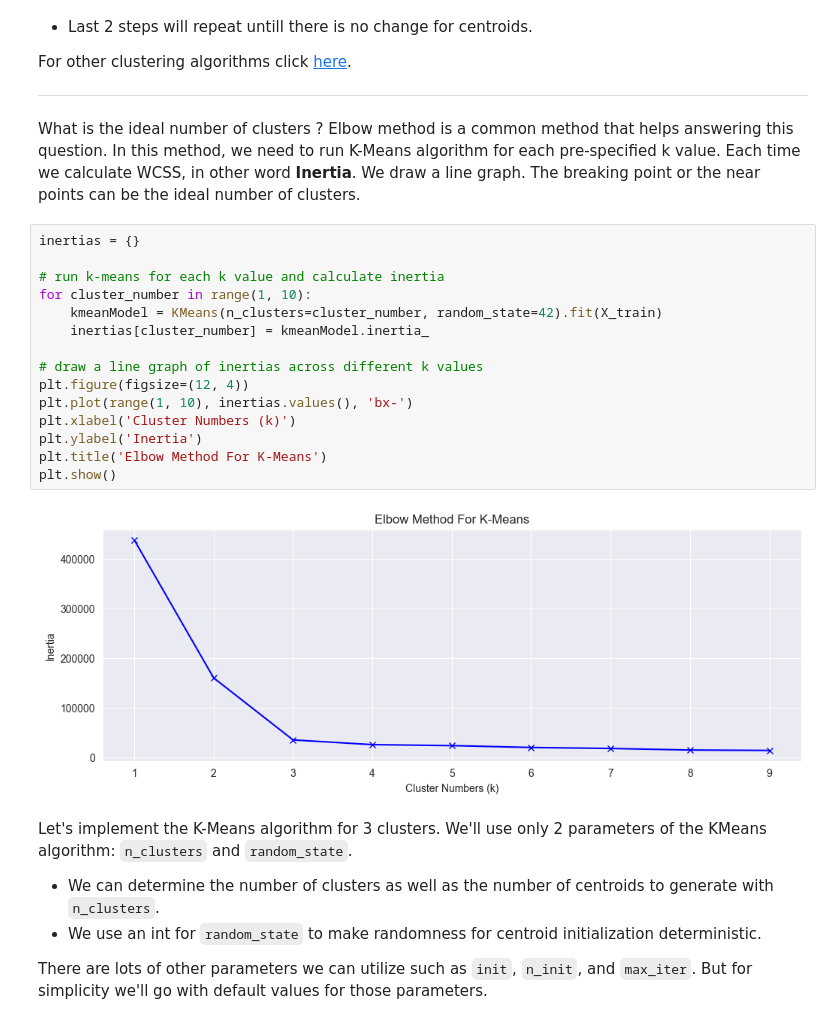
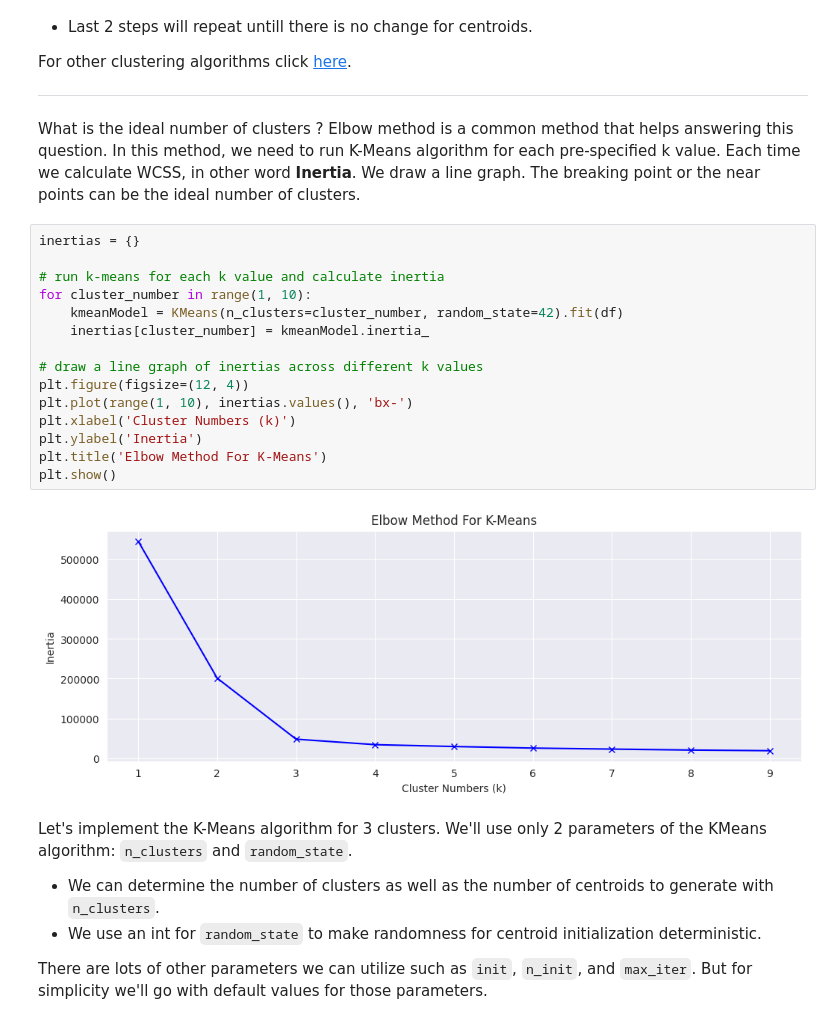
Before and after one commit to koprendo/Analytics-and-Machine-Learning, a Jupyter notebook: Unsupervised/K-Means/kmeans_in_2d.ipynb, the cells around one changed output. Cells and saved outputs as stored; diff of their text form.

```diff
--- a/Unsupervised/K-Means/kmeans_in_2d.ipynb
+++ b/Unsupervised/K-Means/kmeans_in_2d.ipynb
@@ -93,20 +94,20 @@ What is the ideal number of clusters ? Elbow method is a common method that help
 # %%
 inertias = {}
 
 # run k-means for each k value and calculate inertia
 for cluster_number in range(1, 10):
-    kmeanModel = KMeans(n_clusters=cluster_number, random_state=42).fit(X_train)
+    kmeanModel = KMeans(n_clusters=cluster_number, random_state=42).fit(df)
     inertias[cluster_number] = kmeanModel.inertia_
 
 # draw a line graph of inertias across different k values
 plt.figure(figsize=(12, 4))
 plt.plot(range(1, 10), inertias.values(), 'bx-')
 plt.xlabel('Cluster Numbers (k)')
 plt.ylabel('Inertia')
 plt.title('Elbow Method For K-Means')
 plt.show()
 # %% [output]
-[figure, old version]
+[figure, new version]
 # %% [markdown]
 Let's implement the K-Means algorithm for 3 clusters. We'll use only 2 parameters of the KMeans algorithm: `n_clusters` and `random_state`.
 - We can determine the number of clusters as well as the number of centroids to generate with `n_clusters`.
```
Also changed, not shown: parts of 20 cells of this notebook.
